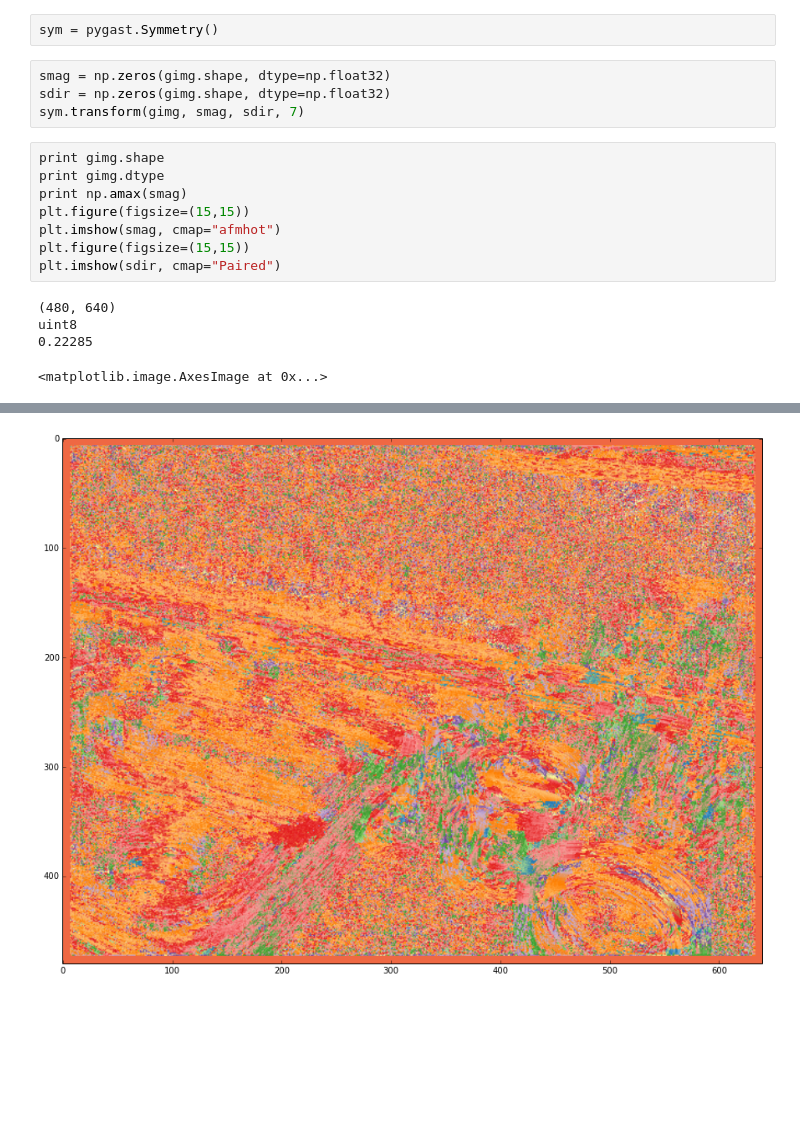
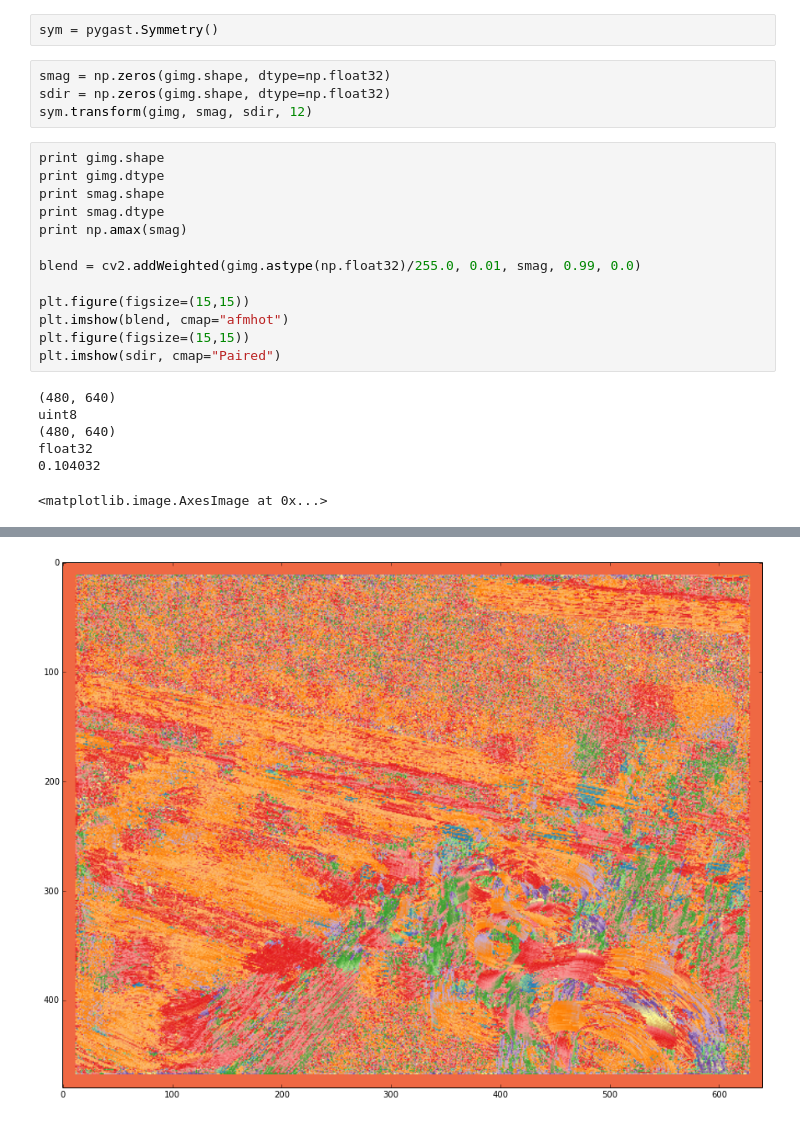
Before and after one commit to jlowenz/gast, a Jupyter notebook: notebooks/gast.ipynb, the cells around one changed output, grey strips where cells are left out. Cells and saved outputs as stored; diff of their text form; blank space fills up the shorter version.

Commit message:
set transform region to half height, notebook shows blended images

```diff
--- a/notebooks/gast.ipynb
+++ b/notebooks/gast.ipynb
@@ -23,17 +23,24 @@ sym = pygast.Symmetry()
 # %%
 smag = np.zeros(gimg.shape, dtype=np.float32)
 sdir = np.zeros(gimg.shape, dtype=np.float32)
-sym.transform(gimg, smag, sdir, 7)
+sym.transform(gimg, smag, sdir, 12)
 # %%
 print gimg.shape
 print gimg.dtype
+print smag.shape
+print smag.dtype
 print np.amax(smag)
+
+blend = cv2.addWeighted(gimg.astype(np.float32)/255.0, 0.01, smag, 0.99, 0.0)
+
 plt.figure(figsize=(15,15))
-plt.imshow(smag, cmap="afmhot")
+plt.imshow(blend, cmap="afmhot")
 plt.figure(figsize=(15,15))
 plt.imshow(sdir, cmap="Paired")
 # %% [output]
 (480, 640)
 uint8
-0.22285
+(480, 640)
+float32
+0.104032
 <matplotlib.image.AxesImage at 0x...>
@@ -41 +48 @@ uint8
-[figure, old version]
+[figure, new version]
```
Also changed, not shown: parts of 1 cell of this notebook, 1 other file.
